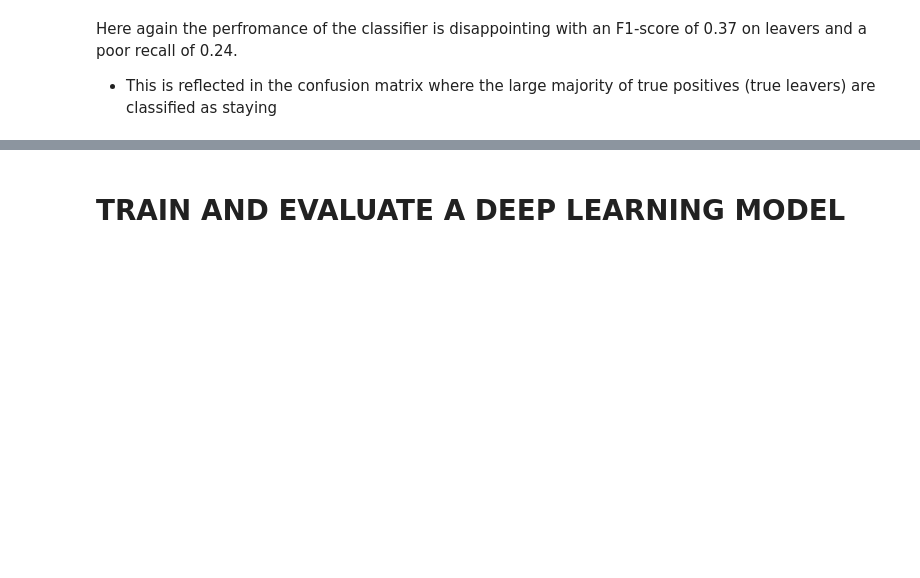
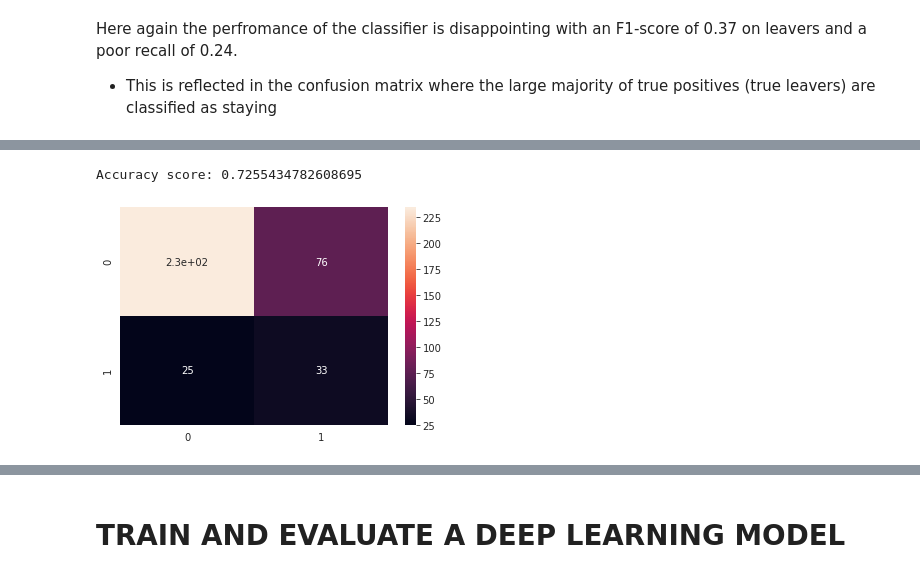
Before and after one commit to LaurentVeyssier/HR-analytics-Identify-Employees-likely-to-quit-with-ML-Classification-Models, a Jupyter notebook: Human_Resources_Department_Attrition_Detection.ipynb, the cells around one changed output, grey strips where cells are left out. Saved outputs shown, nothing was run; the diff lists cells and outputs as text; code cells hidden in the pictures; blank space fills up the shorter version.

```diff
--- a/Human_Resources_Department_Attrition_Detection.ipynb
+++ b/Human_Resources_Department_Attrition_Detection.ipynb
@@ -687,0 +749,17 @@ Here again the perfromance of the classifier is disappointing with an F1-score o
+# %%
+# Applying Decision Tree Classifier
+from sklearn.model_selection import GridSearchCV
+
+params = {
+    "criterion":("gini", "entropy"),
+    "splitter":("best", "random"),
+    "max_depth":(list(range(1, 20))),
+    "min_samples_split":[2, 3, 4],
+    "min_samples_leaf":list(range(1, 20)),
+}
+
+model_dt = DecisionTreeClassifier(random_state=42)
+tree_cv = GridSearchCV(model_dt, params, scoring="f1", n_jobs=-1, verbose=1, cv=3)
+tree_cv.fit(x_train, y_train)
+best_params = tree_cv.best_params_
+print(f"Best parameters: {best_params})")
@@ -687,0 +774,11 @@ Here again the perfromance of the classifier is disappointing with an F1-score o
+# %%
+# Best params model
+best_model = DecisionTreeClassifier(**best_params, class_weight='balanced')
+best_model.fit(x_train, y_train)
+y_pred = best_model.predict(x_test)
+y_prob = best_model.predict_proba(x_test)
+
+# Accuracy score
+print("Accuracy score:",accuracy_score(y_test, y_pred))
+# %% [output]
+Accuracy score: 0.7255434782608695
@@ -687,0 +787,7 @@ Here again the perfromance of the classifier is disappointing with an F1-score o
+# %%
+# Testing Set Performance
+cm = confusion_matrix(y_test, y_pred)
+sns.heatmap(cm, annot=True )
+plt.show()
+# %% [output]
+[figure, added]
```
Also changed, not shown: parts of 20 cells of this notebook.
